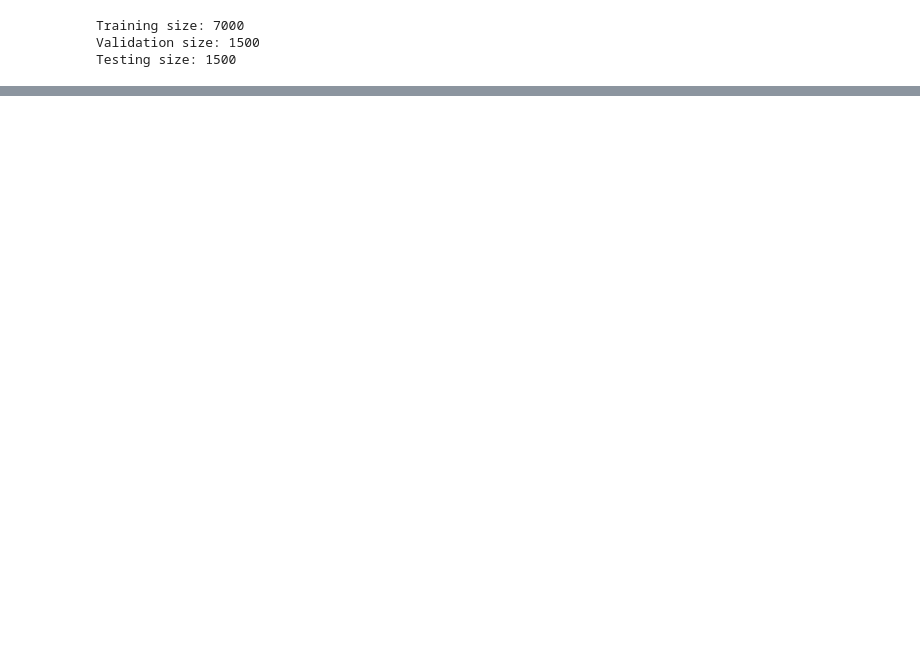
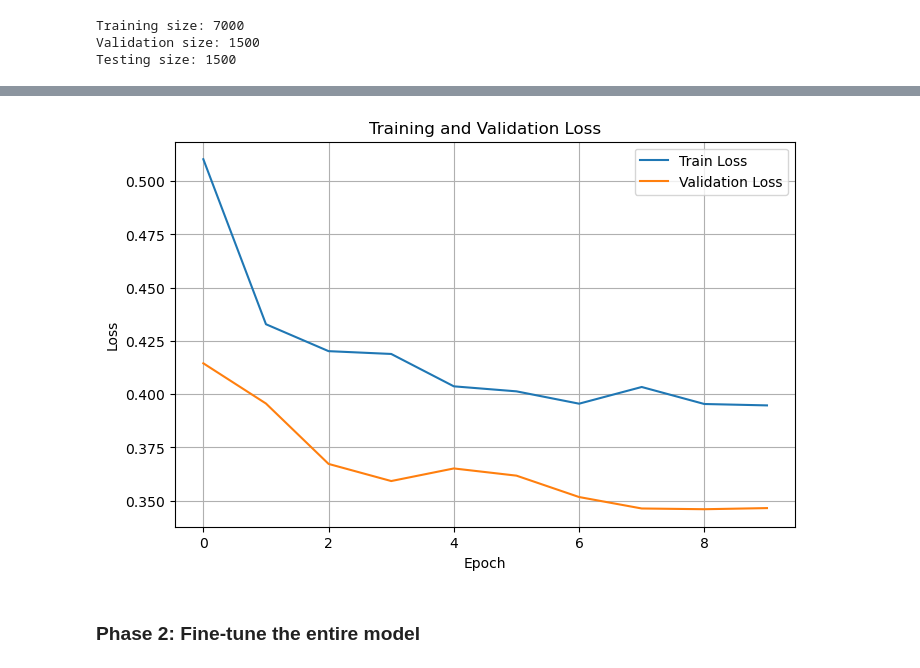
Before and after one commit to YiYuan0918/CE6146_Introduction_to_Deep_Learning_Final-Project_with_Multi_Cancer_Dataset, a Jupyter notebook: introduction-to-deep-learning-final-project.ipynb, the cells around one changed output, grey strips where cells are left out. Drawn from its saved outputs; the diff is of its cells as text; code cells hidden in the pictures; blank space fills up the shorter version.

Commit message:
Add Efficientnet_b0

```diff
--- a/introduction-to-deep-learning-final-project.ipynb
+++ b/introduction-to-deep-learning-final-project.ipynb
@@ -115,19 +135,19 @@ train_transform = transforms.Compose([
     transforms.RandomVerticalFlip(),
     transforms.RandomRotation(15),
     transforms.ToTensor(),
-    transforms.Normalize(mean=mean.tolist(), std=std.tolist())
+    transforms.Normalize(mean=mean, std=std)
 ])
 
 val_transform = transforms.Compose([
     transforms.Resize((H, W)),
     transforms.ToTensor(),
-    transforms.Normalize(mean=mean.tolist(), std=std.tolist())
+    transforms.Normalize(mean=mean, std=std)
 ])
 
 test_transform = transforms.Compose([
     transforms.Resize((H, W)),
     transforms.ToTensor(),
-    transforms.Normalize(mean=mean.tolist(), std=std.tolist())
+    transforms.Normalize(mean=mean, std=std)
 ])
 # %%
 class ImageDataset(Dataset):
@@ -157,7 +177,7 @@ train_dataset = ImageDataset(train_paths, train_labels, transform=train_transfor
 train_loader = DataLoader(train_dataset, batch_size=BATCH_SIZE, shuffle=True)
 
 val_dataset = ImageDataset(val_paths, val_labels, transform=val_transform)
-val_loader = DataLoader(val_dataset, batch_size=BATCH_SIZE, shuffle=True)
+val_loader = DataLoader(val_dataset, batch_size=BATCH_SIZE, shuffle=False)
 
 test_dataset = ImageDataset(test_paths, test_labels, transform=test_transform)
-test_loader = DataLoader(test_dataset, batch_size=BATCH_SIZE, shuffle=True)
+test_loader = DataLoader(test_dataset, batch_size=BATCH_SIZE, shuffle=False)
@@ -163,0 +319,18 @@ test_loader = DataLoader(test_dataset, batch_size=BATCH_SIZE, shuffle=True)
+# %%
+num_classes = 2
+
+weights = EfficientNet_B0_Weights.IMAGENET1K_V1
+model = efficientnet_b0(weights=weights)
+
+in_features = model.classifier[1].in_features
+model.classifier[1] = nn.Linear(in_features, num_classes)
+
+for param in model.features.parameters():
+    param.requires_grad = False
+
+device = "cuda" if torch.cuda.is_available() else "cpu"
+model = model.to(device)
+
+trainable_params = [p for p in model.parameters() if p.requires_grad]
+optimizer = torch.optim.AdamW(trainable_params, lr=1e-3, weight_decay=1e-4)
+criterion = nn.CrossEntropyLoss()
@@ -163,0 +394,14 @@ test_loader = DataLoader(test_dataset, batch_size=BATCH_SIZE, shuffle=True)
+# %%
+plt.figure(figsize=(8, 5))
+plt.plot(train_losses, label='Train Loss')
+plt.plot(val_losses, label='Validation Loss')
+plt.xlabel('Epoch')
+plt.ylabel('Loss')
+plt.title('Training and Validation Loss')
+plt.legend()
+plt.grid(True)
+plt.show()
+# %% [output]
+[figure, added]
+# %% [markdown]
+### Phase 2: Fine-tune the entire model
```
Also changed, not shown: parts of 16 cells of this notebook, 1 other file.
